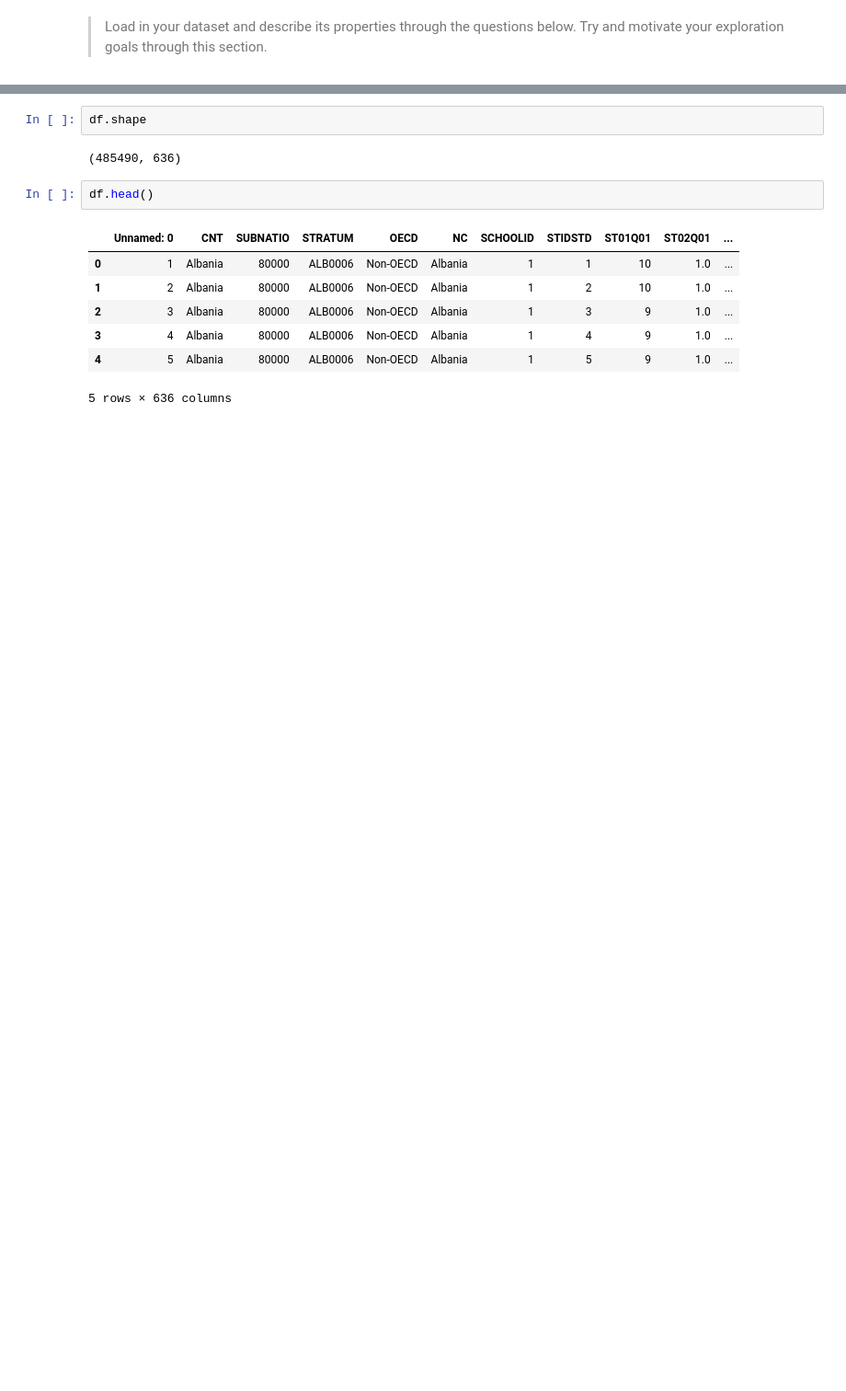
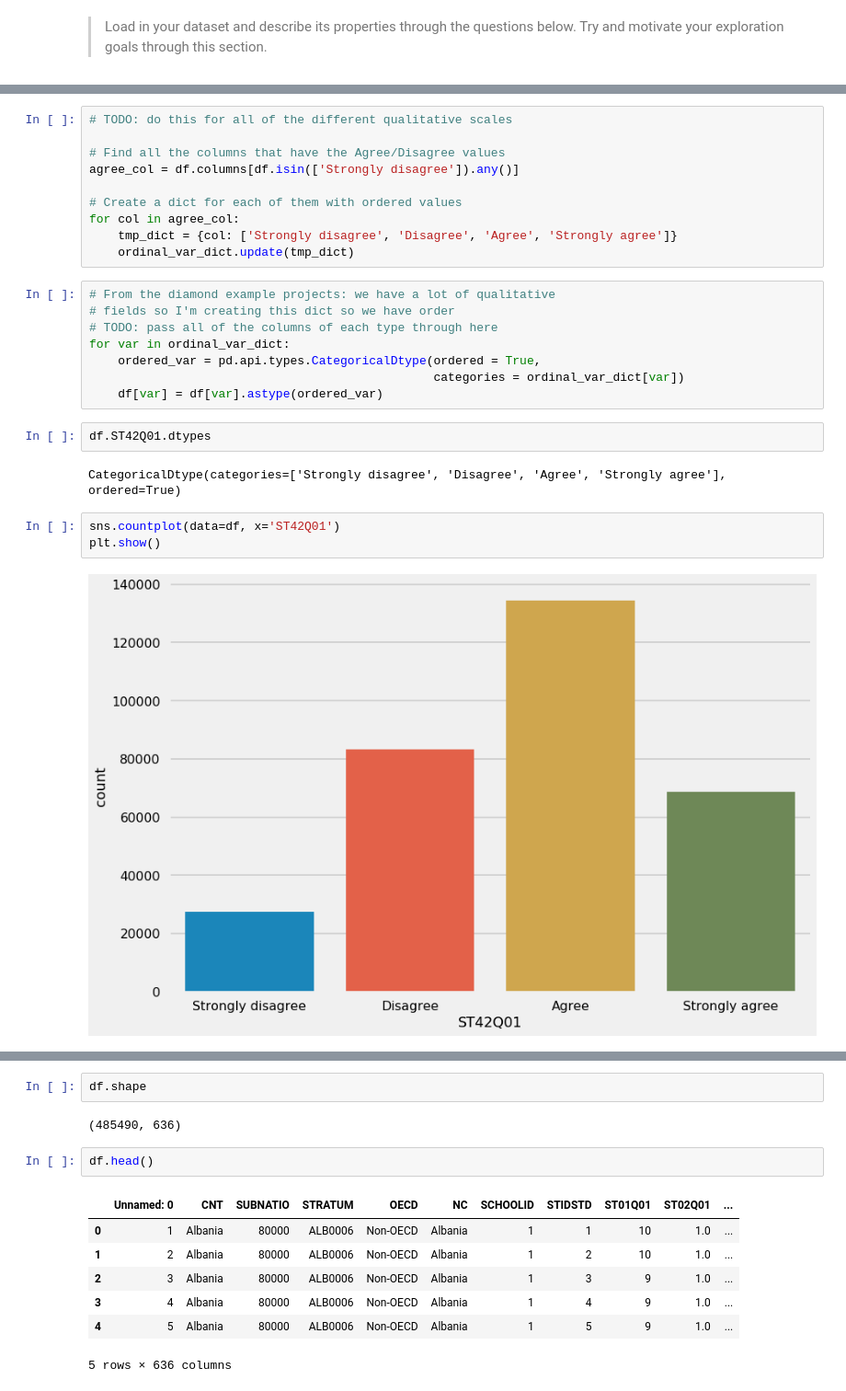
Before and after one commit to kennethn/data-analyst-nanodegree, a Jupyter notebook: 5_Communicate_Data_Findings/PISA_Data_Exploration.ipynb, the cells around one changed output, grey strips where cells are left out. Shown at 92% size. Saved outputs shown, nothing was run; the diff lists cells and outputs as text; blank space fills up the shorter version.

Commit message:
Initial phase of work on project 5, got ordered dtype working

```diff
--- a/5_Communicate_Data_Findings/PISA_Data_Exploration.ipynb
+++ b/5_Communicate_Data_Findings/PISA_Data_Exploration.ipynb
@@ -33,3 +98,30 @@ df = pd.read_csv("data/pisa2012.csv", low_memory=False, encoding="latin1")
+# %%
+# TODO: do this for all of the different qualitative scales
+
+# Find all the columns that have the Agree/Disagree values
+agree_col = df.columns[df.isin(['Strongly disagree']).any()]
+
+# Create a dict for each of them with ordered values
+for col in agree_col:
+    tmp_dict = {col: ['Strongly disagree', 'Disagree', 'Agree', 'Strongly agree']}
+    ordinal_var_dict.update(tmp_dict)
+# %%
+# From the diamond example projects: we have a lot of qualitative
+# fields so I'm creating this dict so we have order
+# TODO: pass all of the columns of each type through here
+for var in ordinal_var_dict:
+    ordered_var = pd.api.types.CategoricalDtype(ordered = True,
+                                                categories = ordinal_var_dict[var])
+    df[var] = df[var].astype(ordered_var)
+# %%
+df.ST42Q01.dtypes
+# %% [output]
+CategoricalDtype(categories=['Strongly disagree', 'Disagree', 'Agree', 'Strongly agree'], ordered=True)
+# %%
+sns.countplot(data=df, x='ST42Q01')
+plt.show()
+# %% [output]
+[figure, added]
 # %%
 df.describe()
 # %% [output]
```
Also changed, not shown: parts of 22 cells of this notebook.
